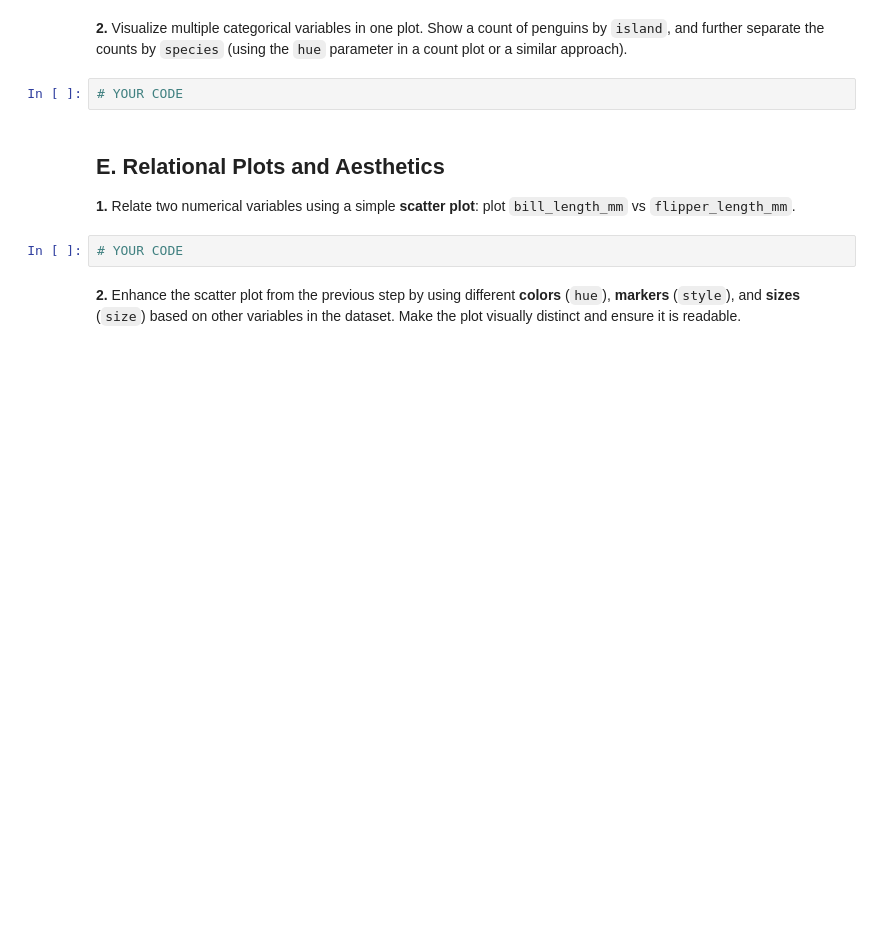
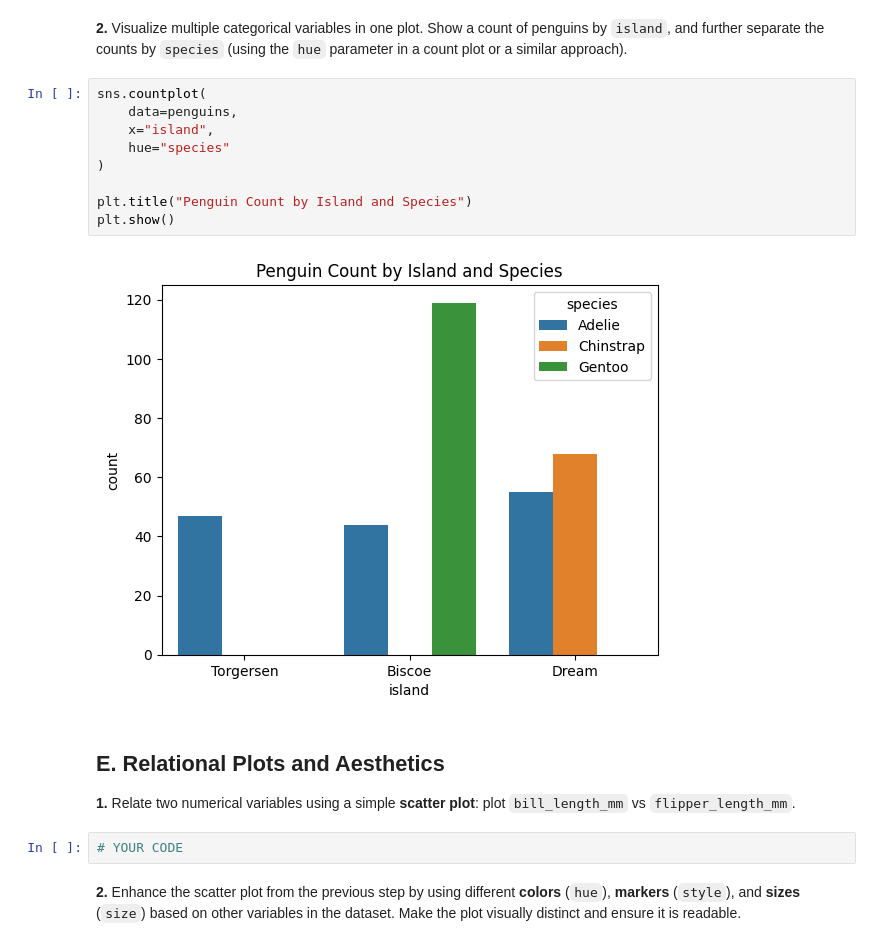
Before and after one commit to ibtihalalf/Exercises1, a Jupyter notebook: Week2/M3/m3_2_exercise.ipynb, the cells around one changed output. Saved outputs shown, nothing was run; the diff lists cells and outputs as text; blank space fills up the shorter version.

```diff
--- a/Week2/M3/m3_2_exercise.ipynb
+++ b/Week2/M3/m3_2_exercise.ipynb
@@ -178,7 +198,16 @@ Lighter color → fewer penguins
 # %% [markdown]
 **2.** Visualize multiple categorical variables in one plot. Show a count of penguins by `island`, and further separate the counts by `species` (using the `hue` parameter in a count plot or a similar approach).
-# %%
-# YOUR CODE
+# %%
+sns.countplot(
+    data=penguins,
+    x="island",
+    hue="species"
+)
+
+plt.title("Penguin Count by Island and Species")
+plt.show()
+# %% [output]
+[figure, added]
 # %% [markdown]
 ## E. Relational Plots and Aesthetics
 
```
Also changed, not shown: parts of 3 cells of this notebook.
